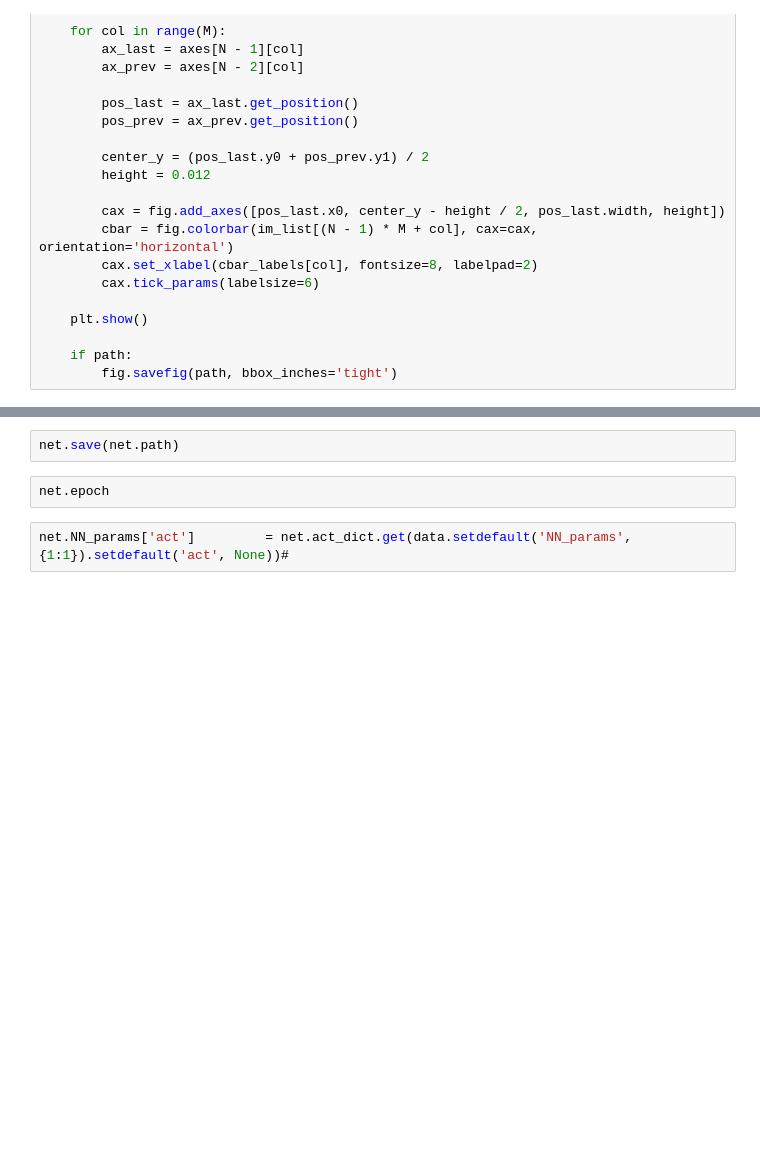
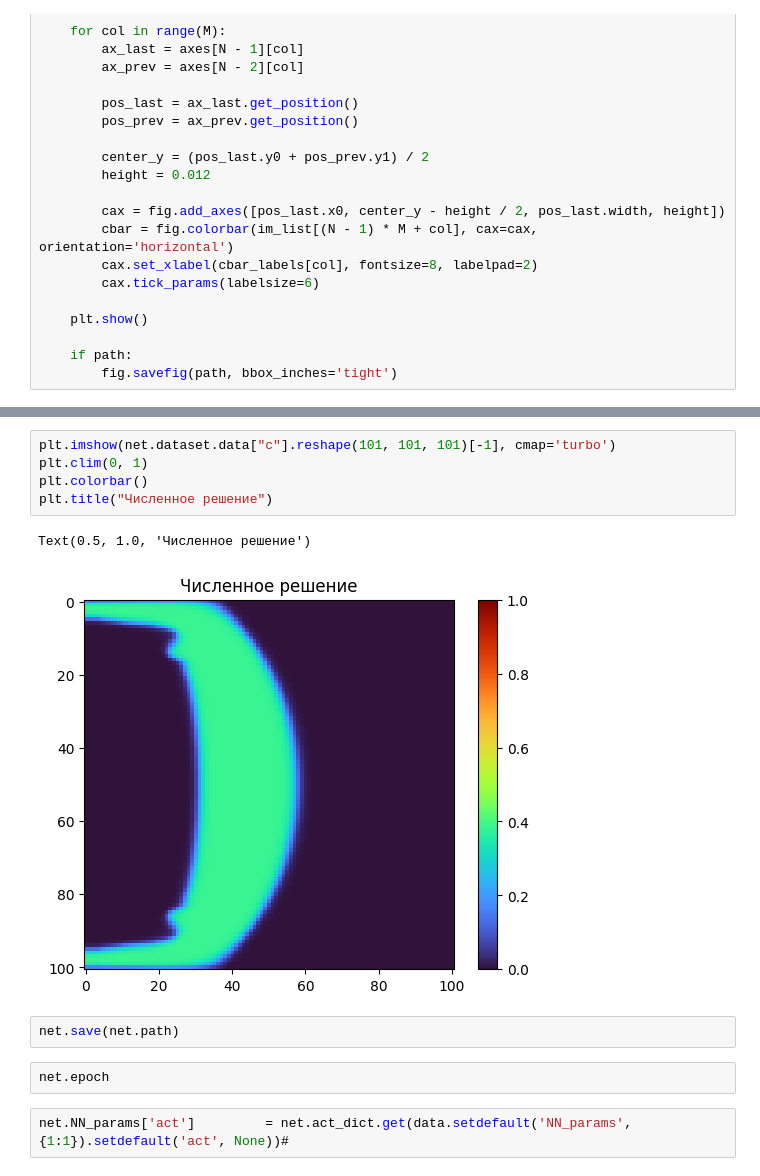
Before and after one commit to Kusok0vody/PINN-HFM, a Jupyter notebook: train.ipynb, the cells around one changed output, grey strips where cells are left out. Drawn from its saved outputs; the diff is of its cells as text; blank space fills up the shorter version.

```diff
--- a/train.ipynb
+++ b/train.ipynb
@@ -432,3 +446,11 @@ pass
+# %%
+plt.imshow(net.dataset.data["c"].reshape(101, 101, 101)[-1], cmap='turbo')
+plt.clim(0, 1)
+plt.colorbar()
+plt.title("Численное решение")
+# %% [output]
+Text(0.5, 1.0, 'Численное решение')
+[figure, added]
 # %%
 net.save(net.path)
 # %%
```
Also changed, not shown: parts of 11 cells of this notebook, 2 other files.
